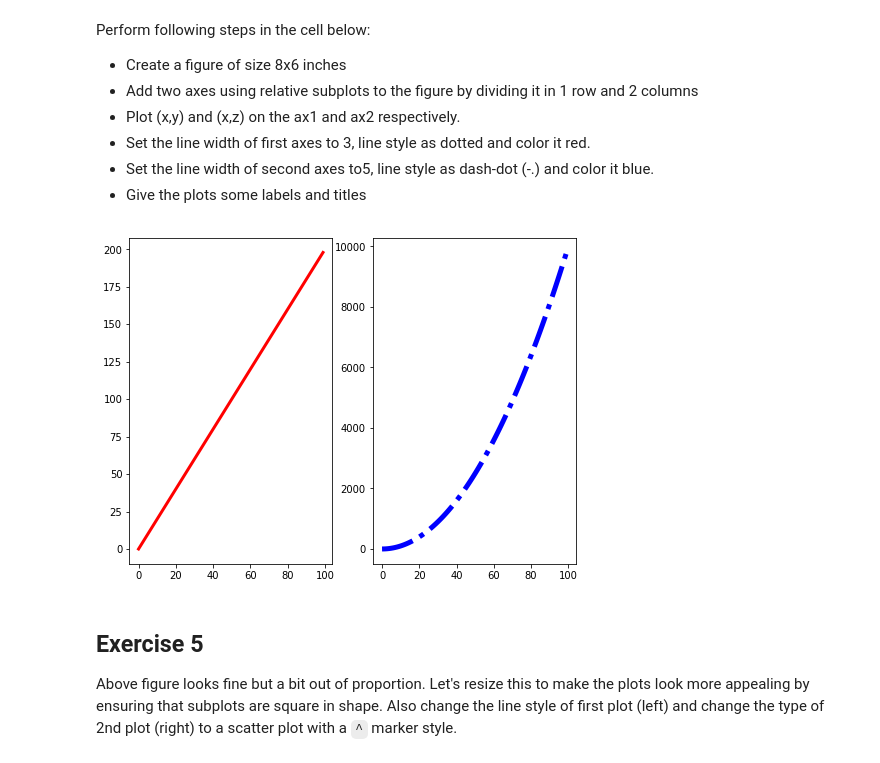
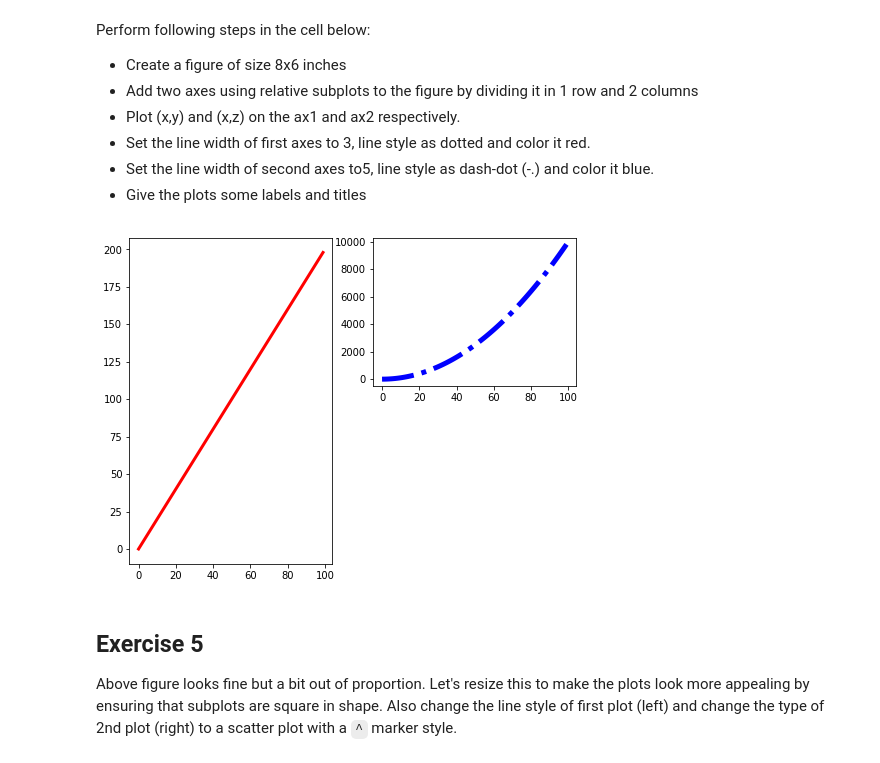
Before and after one commit to jdmitchell0216/ds-matplotlib-intro-lab-nyc-ds-career-012819, a Jupyter notebook: index.ipynb, the cells around one changed output. Saved outputs shown, nothing was run; the diff lists cells and outputs as text; code cells hidden in the pictures.

```diff
--- a/index.ipynb
+++ b/index.ipynb
@@ -143,16 +143,16 @@ Perform following steps in the cell below:
 # %%
 # Define a new figure with matplotlib's .plot() function.
 new_figure = plt.figure(figsize = (8, 6))
 # Add a subplot to the figure - a new axes
-ax1 = new_figure.add_subplot(221)
-ax2 = new_figure.add_subplot(1222)
+ax1 = new_figure.add_subplot(121)
+ax2 = new_figure.add_subplot(222)
 # Generate a line plot
 ax1.plot(x, y, color='red', linewidth=3, linestyle = '-')
 ax2.plot(x, z, color='blue', linewidth=5, linestyle = '-.')
 
 plt.show()
 # %% [output]
-[figure, old version]
+[figure, new version]
 # %% [markdown]
 ## Exercise 5
 
```
